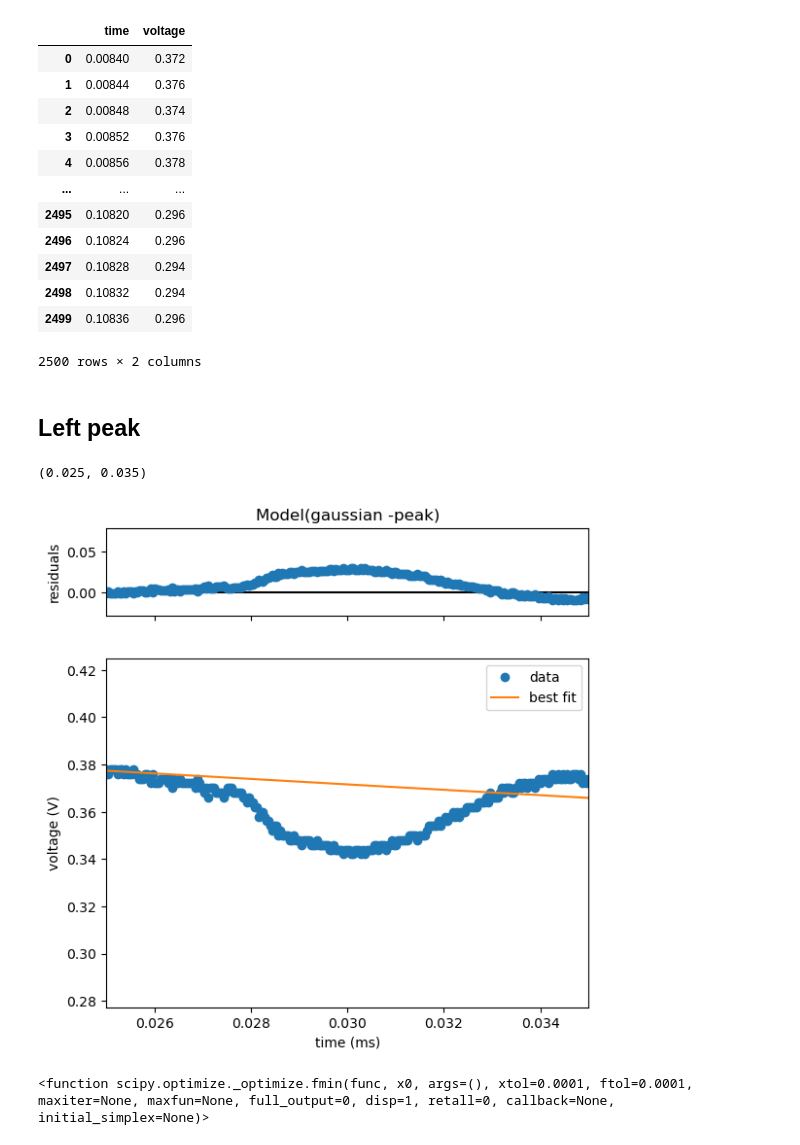
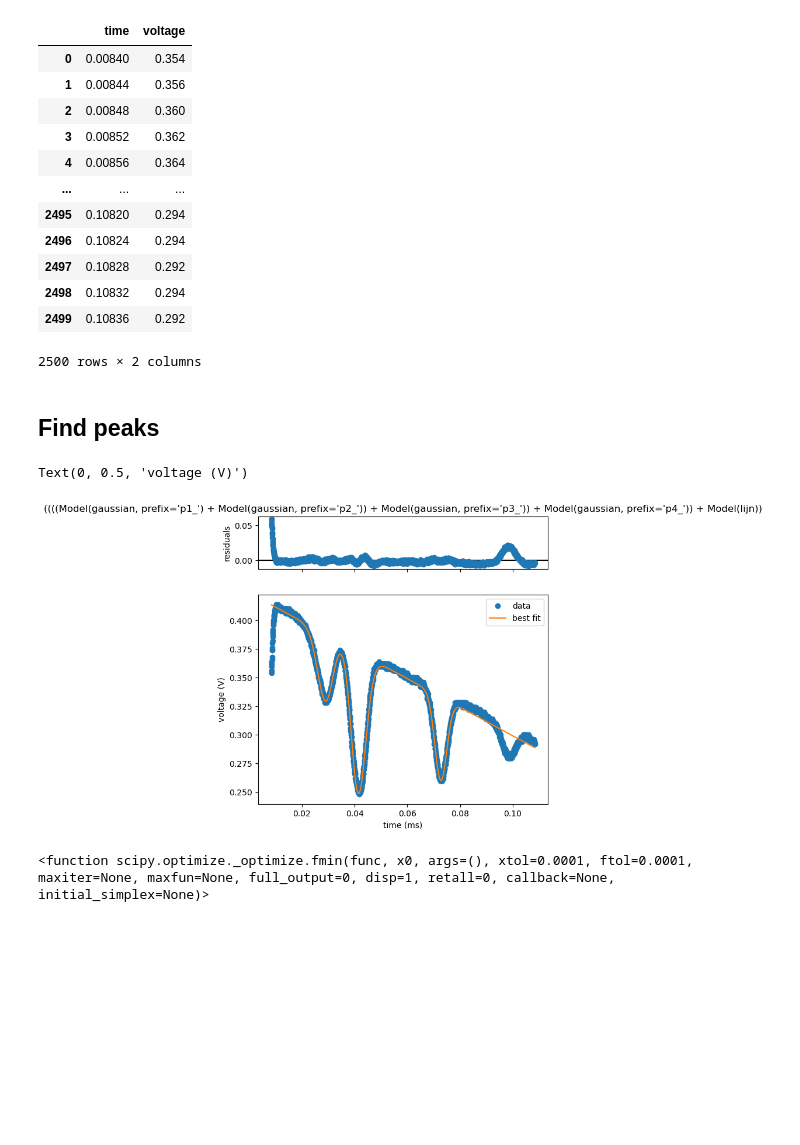
Before and after one commit to sabrahaim/Rubidium-spectrum, a Jupyter notebook: spectra.ipynb, the cells around one changed output. Cells and saved outputs as stored; diff of their text form; code cells hidden in the pictures; blank space fills up the shorter version.

```diff
--- a/spectra.ipynb
+++ b/spectra.ipynb
@@ -7,7 +7,7 @@ from lmfit import models
 from scipy import optimize
 from scipy.optimize import curve_fit
 # %%
-data = pd.read_csv('doppler_free_new.csv')
+data = pd.read_csv('doppler_broad_new.csv')
 voltage = np.array(data['voltage'])
 time = np.array(data['time'])
 # %%
@@ -16,17 +16,15 @@ df = pd.DataFrame({'time': time, 'voltage' : voltage})
 df
 # %% [output]
 |  | time | voltage |
-| 0 | 0.00840 | 0.372 |
-| 1 | 0.00844 | 0.376 |
-| 2 | 0.00848 | 0.374 |
-| 3 | 0.00852 | 0.376 |
-| 4 | 0.00856 | 0.378 |
+| 0 | 0.00840 | 0.354 |
+| 1 | 0.00844 | 0.356 |
+| 2 | 0.00848 | 0.360 |
+| 3 | 0.00852 | 0.362 |
+| 4 | 0.00856 | 0.364 |
 | ... | ... | ... |
-| 2495 | 0.10820 | 0.296 |
-| 2496 | 0.10824 | 0.296 |
-| 2497 | 0.10828 | 0.294 |
+| 2495 | 0.10820 | 0.294 |
+| 2496 | 0.10824 | 0.294 |
+| 2497 | 0.10828 | 0.292 |
 | 2498 | 0.10832 | 0.294 |
-| 2499 | 0.10836 | 0.296 |
+| 2499 | 0.10836 | 0.292 |
 2500 rows × 2 columns
-# %% [markdown]
-## Left peak
@@ -43,12 +31,30 @@ fit_result = curve_model.fit(df['voltage'], params,time = df['time'] )
+# %% [markdown]
+## Find peaks
+# %%
+def gaussian(time, A, mu, sigma):
+    return A* np.exp(-(time - mu)**2 / (2 * sigma**2))
+def lijn(time, a, b):
+    return a*time + b
+
+gauss1 = models.Model(gaussian, prefix='p1_')
+gauss2 = models.Model(gaussian, prefix='p2_')
+gauss3 = models.Model(gaussian, prefix='p3_')
+gauss4 = models.Model(gaussian, prefix='p4_')
+# gauss5 = models.Model(gaussian, prefix='p5_')
+linfunctie = models.Model(lijn, name="lijn")
+
+curve_model = gauss1 + gauss2 + gauss3 + gauss4 + linfunctie
+# %%
+
+params = curve_model.make_params(p1_A = 1, p1_mu=0.03, p1_sigma=0.002, p2_A = 1, p2_mu=0.01, p2_sigma=0.001, p3_A = 3, p3_mu=0.01, p3_sigma=0.01, p4_A=4, p4_mu=0.01, p4_sigma=0.01,a=-3,b=1)
+fit_result = curve_model.fit(df['voltage'], params,time = df['time'] )
 # %%
 fit_result.plot()
 plt.xlabel("time (ms)")
 plt.ylabel("voltage (V)")
-
-plt.xlim(0.025, 0.035)
 # %% [output]
-(0.025, 0.035)
+Text(0, 0.5, 'voltage (V)')
-[figure, old version]
+[figure, new version]
 # %%
 optimize.fmin
 # %% [output]
```
Also changed, not shown: parts of 3 cells of this notebook, 2 other files.
